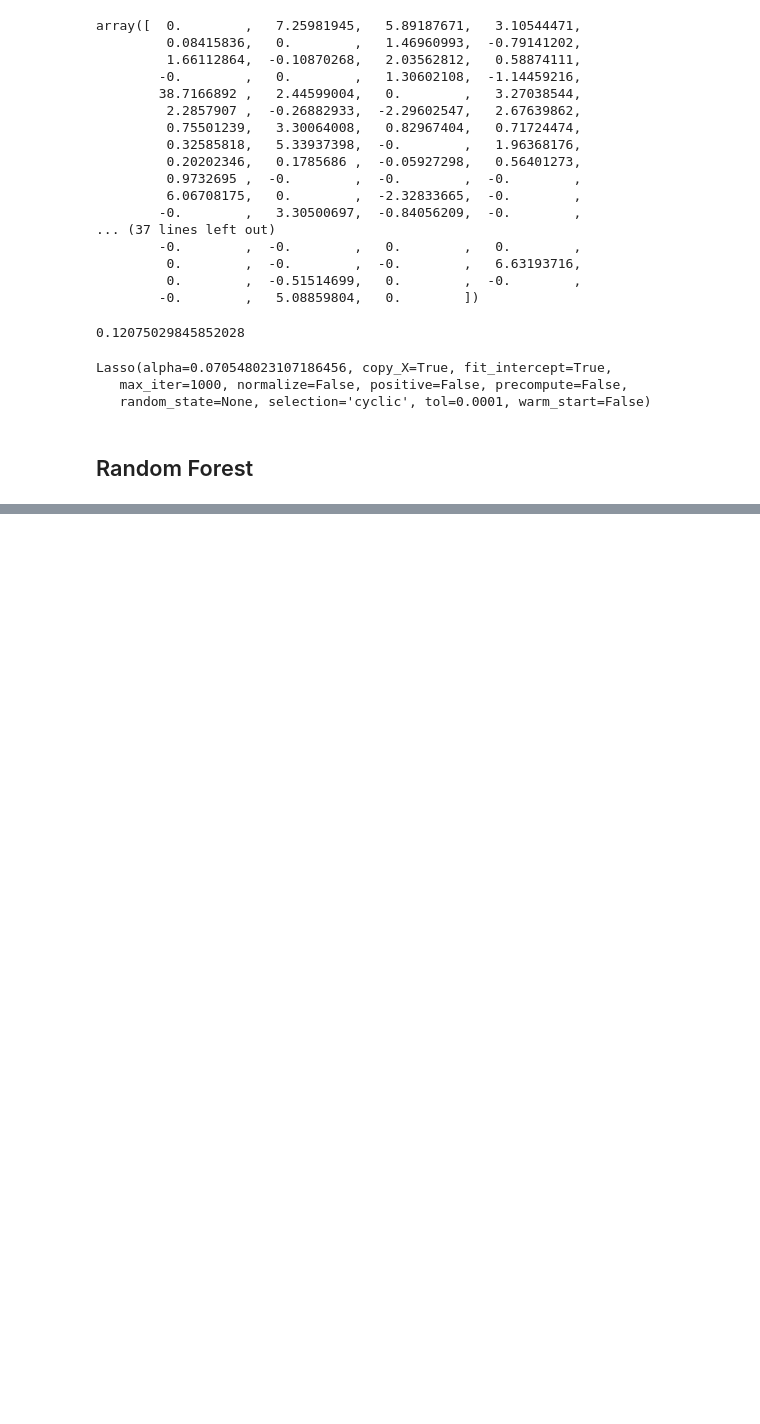
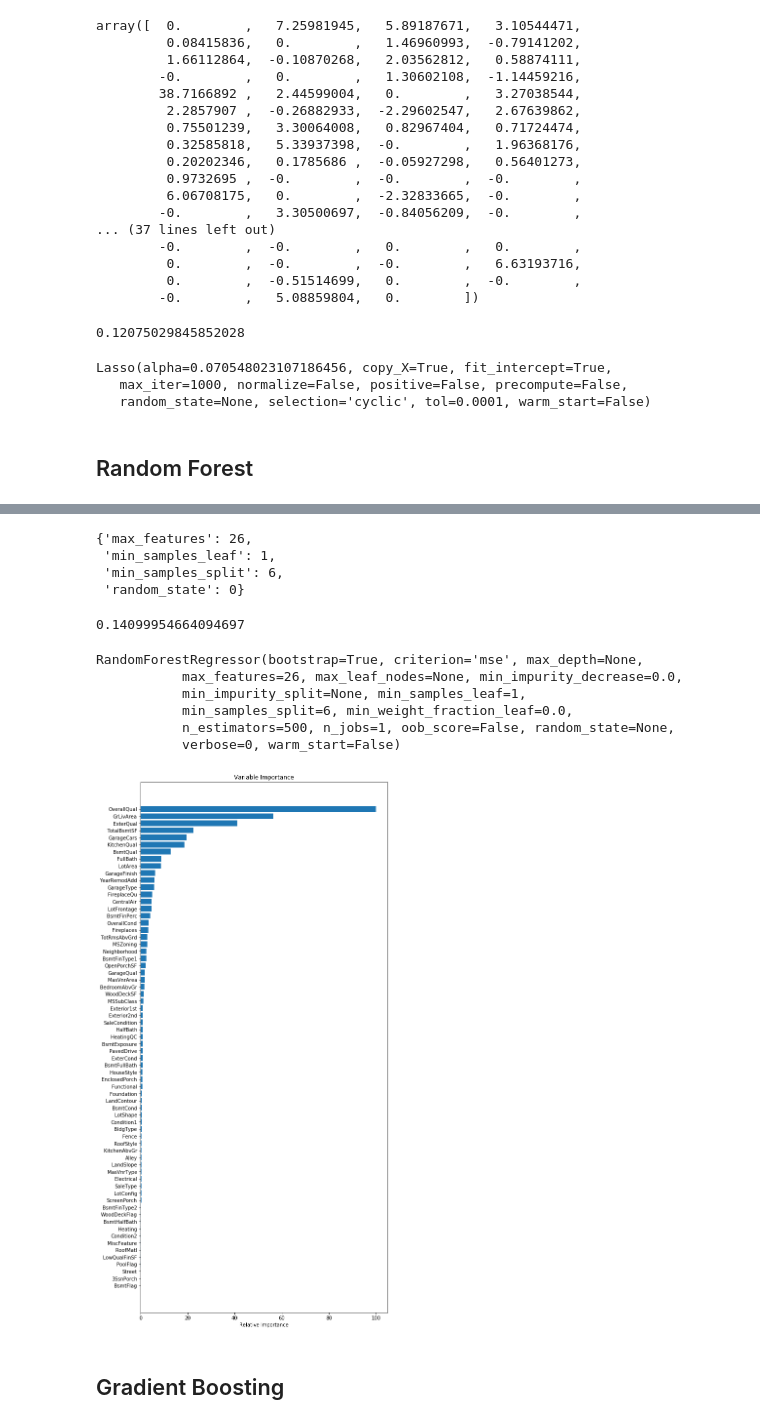
Before and after one commit to joshualee791204/Octopus, a Jupyter notebook: Kaggle_Workflow/Kaggle_Workflow/Modeling.ipynb, the cells around one changed output, grey strips where cells are left out. Saved outputs shown, nothing was run; the diff lists cells and outputs as text; code cells hidden in the pictures; blank space fills up the shorter version.

```diff
--- a/Kaggle_Workflow/Kaggle_Workflow/Modeling.ipynb
+++ b/Kaggle_Workflow/Kaggle_Workflow/Modeling.ipynb
@@ -202,0 +234,7 @@ pred_test_final.to_csv('lr1_yq.csv',index=False)
+# %%
+grid_search_forest.best_params_
+# %% [output]
+{'max_features': 26,
+ 'min_samples_leaf': 1,
+ 'min_samples_split': 6,
+ 'random_state': 0}
@@ -202,0 +243,16 @@ pred_test_final.to_csv('lr1_yq.csv',index=False)
+# %%
+## The overall RMSE on the validation set:
+np.sqrt(metrics.mean_squared_error(y_val, grid_search_forest.predict(X_val)))
+# %% [output]
+0.14099954664094697
+# %%
+rf_best = ensemble.RandomForestRegressor(n_estimators=500, max_features=26, min_samples_leaf=1, min_samples_split=6)
+
+rf_best.fit(X_train, y_train)
+# %% [output]
+RandomForestRegressor(bootstrap=True, criterion='mse', max_depth=None,
+           max_features=26, max_leaf_nodes=None, min_impurity_decrease=0.0,
+           min_impurity_split=None, min_samples_leaf=1,
+           min_samples_split=6, min_weight_fraction_leaf=0.0,
+           n_estimators=500, n_jobs=1, oob_score=False, random_state=None,
+           verbose=0, warm_start=False)
@@ -202,0 +264,17 @@ pred_test_final.to_csv('lr1_yq.csv',index=False)
+# %%
+feature_importance = rf_best.feature_importances_
+# make importances relative to max importance
+feature_importance = 100.0 * (feature_importance / feature_importance.max())
+sorted_idx = np.argsort(feature_importance)
+pos = np.arange(sorted_idx.shape[0]) + .5
+plt.figure(figsize=(20,20))
+plt.subplot(1, 2, 2)
+plt.barh(pos, feature_importance[sorted_idx], align='center')
+plt.yticks(pos, X_test.columns[sorted_idx])
+plt.xlabel('Relative Importance')
+plt.title('Variable Importance')
+plt.show()
+# %% [output]
+[figure, added]
+# %% [markdown]
+## Gradient Boosting
```
Also changed, not shown: parts of 20 cells of this notebook, 11 other files.
